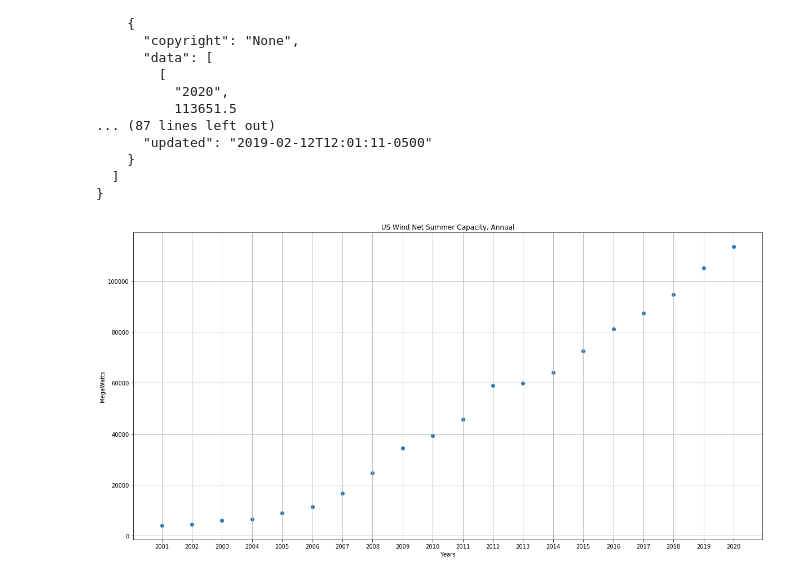
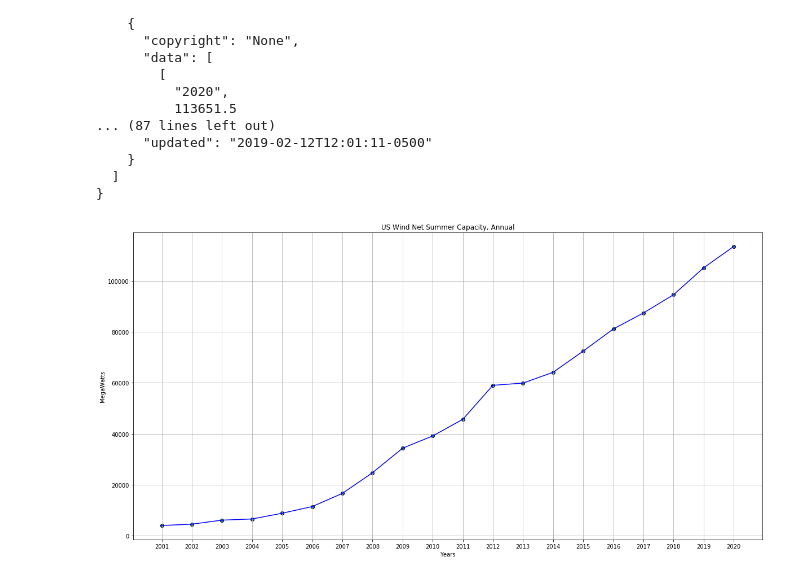
Before and after one commit to us-energy-analysis/Energy-analysis, a Jupyter notebook: USRenewableConsumption.ipynb, the cells around one changed output. Saved outputs shown, nothing was run; the diff lists cells and outputs as text; code cells hidden in the pictures.

```diff
--- a/USRenewableConsumption.ipynb
+++ b/USRenewableConsumption.ipynb
@@ -3,8 +3,9 @@ import requests
 import json
 import pandas as pd
 import matplotlib.pyplot as plt
+from config import api_key
 
-api_key = "4a60fcfe3a762ea4e4d9276f8944aa76"
+# api_key = "4a60fcfe3a762ea4e4d9276f8944aa76"
 # %%
 # Electric Power Sector Conventional Hydroelectric Net Summer Capacity, Annual
 hydroelectric_url = "http://api.eia.gov/series/?api_key=" + api_key + "&series_id=STEO.HVEPCAP_US.A"
@@ -258,13 +228,14 @@ wind = wind_consumption[::-1]
 # %%
 # Electric Power Sector Wind Net Summer Capacity, Annual
 plt.figure(figsize=(20,10))
-# Create Scatter Plot
-plt.scatter(years, wind)
+# Create a visual for the data
+plt.scatter(years, wind, edgecolors="black")
+plt.plot(years,wind, color = "blue")
 plt.title("US Wind Net Summer Capacity, Annual")
 plt.ylabel("MegaWatts")
 plt.xlabel("Years")
 plt.grid(True)
 
 plt.show()
 # %% [output]
-[figure, old version]
+[figure, new version]
```
Also changed, not shown: parts of 14 cells of this notebook.
